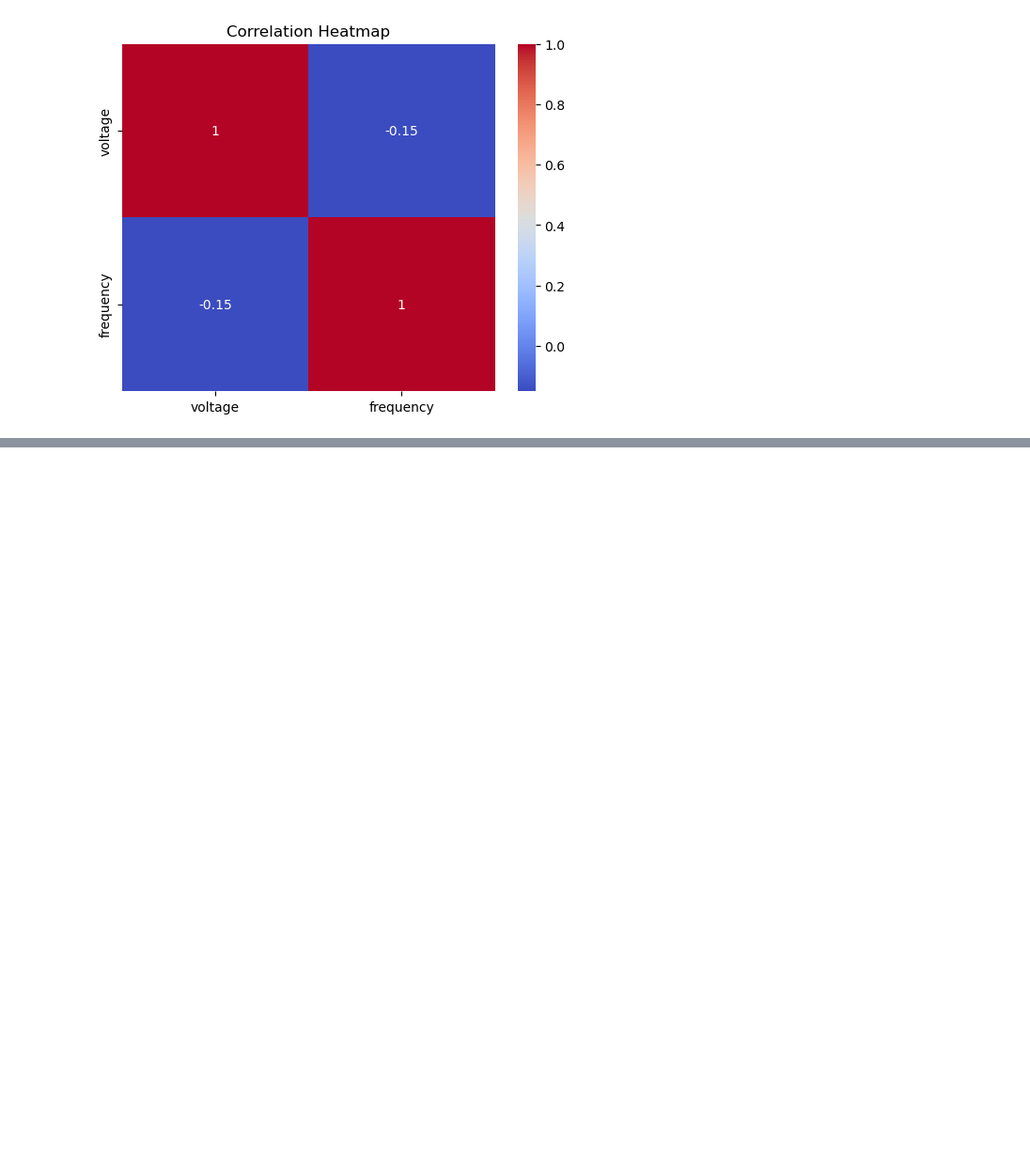
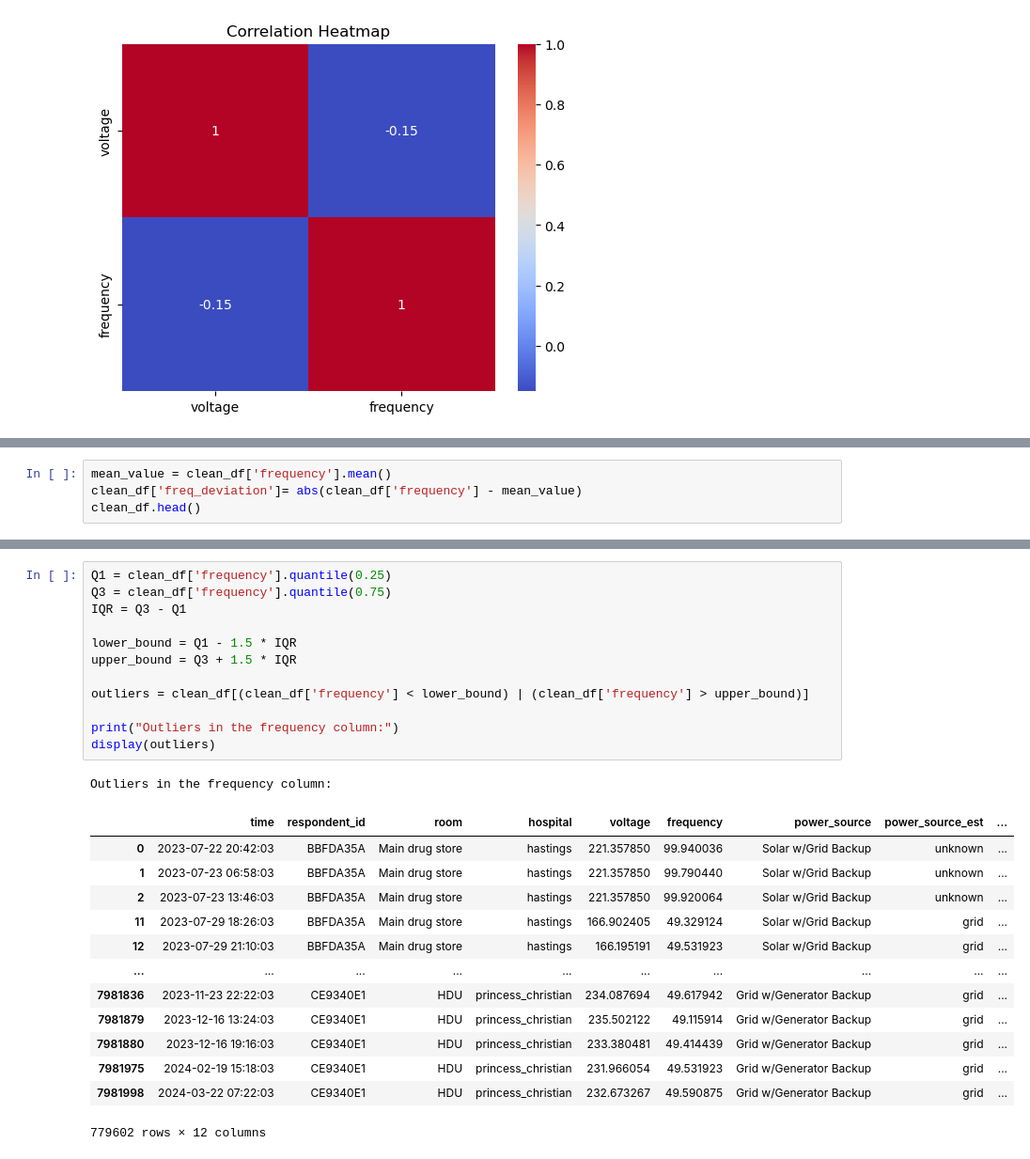
Before and after one commit to Edwin574/nLine_power_source_detection_case_study, a Jupyter notebook: main_casestudy.ipynb, the cells around one changed output, grey strips where cells are left out. Shown at 94% size. Saved outputs shown, nothing was run; the diff lists cells and outputs as text; blank space fills up the shorter version.

```diff
--- a/main_casestudy.ipynb
+++ b/main_casestudy.ipynb
@@ -982,0 +1198,4 @@ plt.show()
+# %%
+mean_value = clean_df['frequency'].mean()
+clean_df['freq_deviation']= abs(clean_df['frequency'] - mean_value)
+clean_df.head()
@@ -982,0 +1224,27 @@ plt.show()
+# %%
+Q1 = clean_df['frequency'].quantile(0.25)
+Q3 = clean_df['frequency'].quantile(0.75)
+IQR = Q3 - Q1
+
+lower_bound = Q1 - 1.5 * IQR
+upper_bound = Q3 + 1.5 * IQR
+
+outliers = clean_df[(clean_df['frequency'] < lower_bound) | (clean_df['frequency'] > upper_bound)]
+
+print("Outliers in the frequency column:")
+display(outliers)
+# %% [output]
+Outliers in the frequency column:
+|  | time | respondent_id | room | hospital | voltage | frequency | power_source | power_source_est | ... |
+| 0 | 2023-07-22 20:42:03 | BBFDA35A | Main drug store | hastings | 221.357850 | 99.940036 | Solar w/Grid Backup | unknown | ... |
+| 1 | 2023-07-23 06:58:03 | BBFDA35A | Main drug store | hastings | 221.357850 | 99.790440 | Solar w/Grid Backup | unknown | ... |
+| 2 | 2023-07-23 13:46:03 | BBFDA35A | Main drug store | hastings | 221.357850 | 99.920064 | Solar w/Grid Backup | unknown | ... |
+| 11 | 2023-07-29 18:26:03 | BBFDA35A | Main drug store | hastings | 166.902405 | 49.329124 | Solar w/Grid Backup | grid | ... |
+| 12 | 2023-07-29 21:10:03 | BBFDA35A | Main drug store | hastings | 166.195191 | 49.531923 | Solar w/Grid Backup | grid | ... |
+| ... | ... | ... | ... | ... | ... | ... | ... | ... | ... |
+| 7981836 | 2023-11-23 22:22:03 | CE9340E1 | HDU | princess_christian | 234.087694 | 49.617942 | Grid w/Generator Backup | grid | ... |
+| 7981879 | 2023-12-16 13:24:03 | CE9340E1 | HDU | princess_christian | 235.502122 | 49.115914 | Grid w/Generator Backup | grid | ... |
+| 7981880 | 2023-12-16 19:16:03 | CE9340E1 | HDU | princess_christian | 233.380481 | 49.414439 | Grid w/Generator Backup | grid | ... |
+| 7981975 | 2024-02-19 15:18:03 | CE9340E1 | HDU | princess_christian | 231.966054 | 49.531923 | Grid w/Generator Backup | grid | ... |
+| 7981998 | 2024-03-22 07:22:03 | CE9340E1 | HDU | princess_christian | 232.673267 | 49.590875 | Grid w/Generator Backup | grid | ... |
+779602 rows × 12 columns
```
Also changed, not shown: parts of 87 cells of this notebook.
